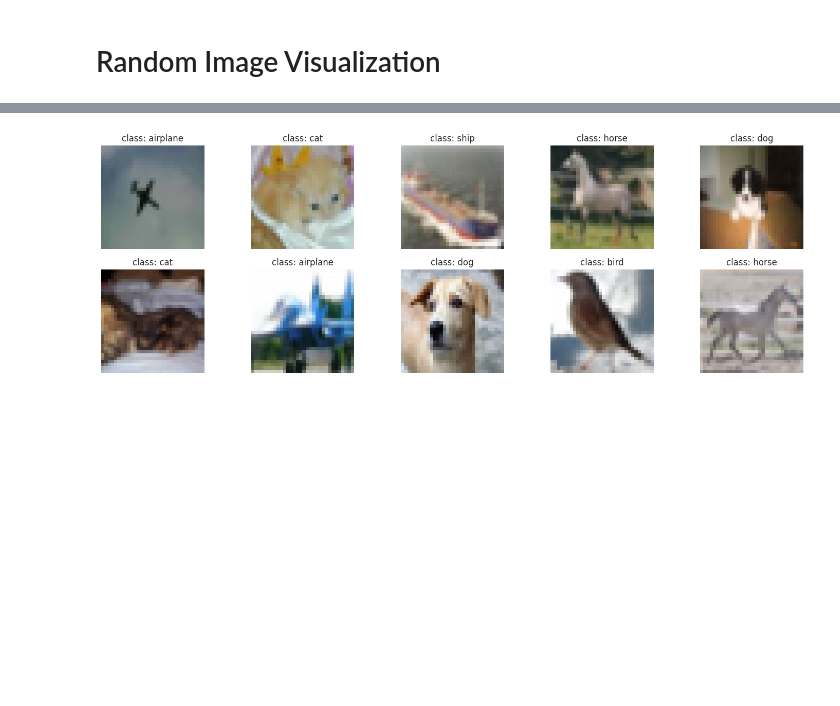
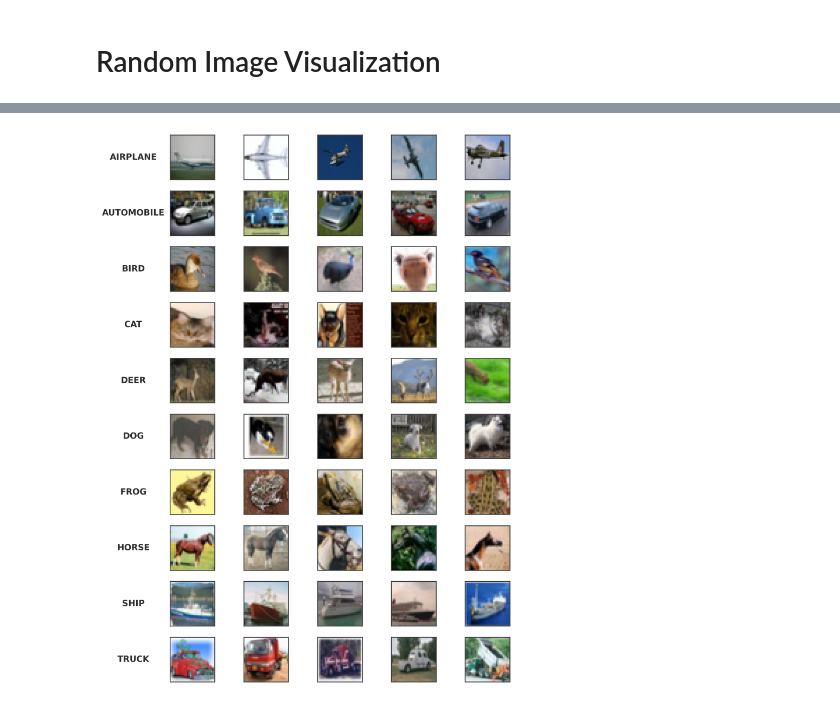
Before and after one commit to Aphlios/Jax-KNN-implementation, a Jupyter notebook: main.ipynb, the cells around one changed output, grey strips where cells are left out. Saved outputs shown, nothing was run; the diff lists cells and outputs as text; code cells hidden in the pictures; blank space fills up the shorter version.

```diff
--- a/main.ipynb
+++ b/main.ipynb
@@ -215,36 +232,78 @@ files.download('dataset.jpg')
 # %% [markdown]
 # Random Image Visualization
 # %%
-import matplotlib.pyplot as plt
-import numpy as np
-import torch
-import seaborn as sns
+transform = transforms.Compose([
+    transforms.ToTensor(),
+    transforms.Normalize((0.5, 0.5, 0.5), (0.5, 0.5, 0.5))
+])
 
-sns.set()
+# Load raw data without normalization for visualization
+trainset_raw = torchvision.datasets.CIFAR10(root='./data', train=True, download=True)
+testset_raw = torchvision.datasets.CIFAR10(root='./data', train=False, download=True)
 
-# Function to visualize random images
-def visualize_random_images(dataset, num_images=10):
-    # Randomly select indices
-    indices = np.random.choice(len(dataset), num_images, replace=False)
+# Convert to numpy arrays and normalize
+X_train = trainset_raw.data.astype('float32') / 255.0
+y_train = np.array(trainset_raw.targets)
+X_test = testset_raw.data.astype('float32') / 255.0
+y_test = np.array(testset_raw.targets)
 
-    # Create a grid of subplots
-    plt.figure(figsize=(15, 5))
-    for i, idx in enumerate(indices):
-        image, label = dataset[idx]  # Get the image and label
+# Split training into train and validation
+X_train, X_val, y_train, y_val = train_test_split(X_train, y_train, test_size=0.2, random_state=42)
 
-        # Convert image tensor to numpy array and denormalize
-        image = image.numpy().transpose((1, 2, 0))  # Convert from (C, H, W) to (H, W, C)
-        image = (image * 0.5) + 0.5  # Denormalize from [-1, 1] to [0, 1]
+classes = ('plane', 'car', 'bird', 'cat', 'deer', 'dog', 'frog', 'horse', 'ship', 'truck')
 
-        # Plot the image
-        plt.subplot(2, num_images // 2, i + 1)
-        plt.imshow(image)
-        plt.title(f"class: {class_names[label]}")
-        plt.axis('off')
+plt.figure(figsize=(7, 10), dpi=300)  # 高分辨率画布
+n_samples = 5  # 每类样本数
+class_names = trainset_raw.classes
+border_color = '#404040'  # 边框颜色
+bg_color = '#f0f0f0'     # 背景颜色
 
-    plt.tight_layout()
-    plt.show()
+# 创建网格布局
+gs = plt.GridSpec(len(class_names), n_samples+1,
+                width_ratios=[0.6]+[1]*n_samples,  # 减少标签列宽度
+                wspace=0.01,  # 列间距从0.05改为0.01
+                hspace=0.25)  # 保持行间距
 
-# Visualize random images from the training set
-visualize_random_images(train_dataset, num_images=10)
+# 设置全局背景
+plt.gca().set_facecolor(bg_color)
+plt.gca().set_axis_off()
+
+for class_idx in range(len(class_names)):
+    # 添加类别标签
+    label_ax = plt.subplot(gs[class_idx, 0])
+    label_ax.text(0.5, 0.5, class_names[class_idx].upper(),
+                 fontsize=10, weight='bold',
+                 ha='center', va='center',
+                 color='#2f2f2f', rotation=0)
+    label_ax.set_facecolor(bg_color)
+    label_ax.set_axis_off()
+
+    # 绘制样本图像
+    class_indices = np.where(y_train == class_idx)[0]
+    selected_indices = np.random.choice(class_indices, n_samples, replace=False)
+
+    for i, idx in enumerate(selected_indices):
+        ax = plt.subplot(gs[class_idx, i+1])
+        ax.imshow(X_train[idx])
+
+        # 美化设置
+        ax.set_xticks([])
+        ax.set_yticks([])
+        ax.spines['bottom'].set_color(border_color)
+        ax.spines['top'].set_color(border_color)
+        ax.spines['right'].set_color(border_color)
+        ax.spines['left'].set_color(border_color)
+        ax.spines['bottom'].set_linewidth(1)
+        ax.spines['top'].set_linewidth(1)
+        ax.spines['right'].set_linewidth(1)
+        ax.spines['left'].set_linewidth(1)
+
+
+# plt.tight_layout()
+
+plt.subplots_adjust(left=0.015, right=0.985,  # 增大画布利用率
+                   top=0.95, bottom=0.05,
+                   wspace=0.01)  # 额外添加间距控制
+plt.savefig('enhanced_cifar10_grid.pdf', dpi=300, bbox_inches='tight')  # 保存高清图片
+plt.show()
 # %% [output]
@@ -251 +312 @@ visualize_random_images(train_dataset, num_images=10)
-[figure, old version]
+[figure, new version]
```
Also changed, not shown: parts of 5 cells of this notebook.
